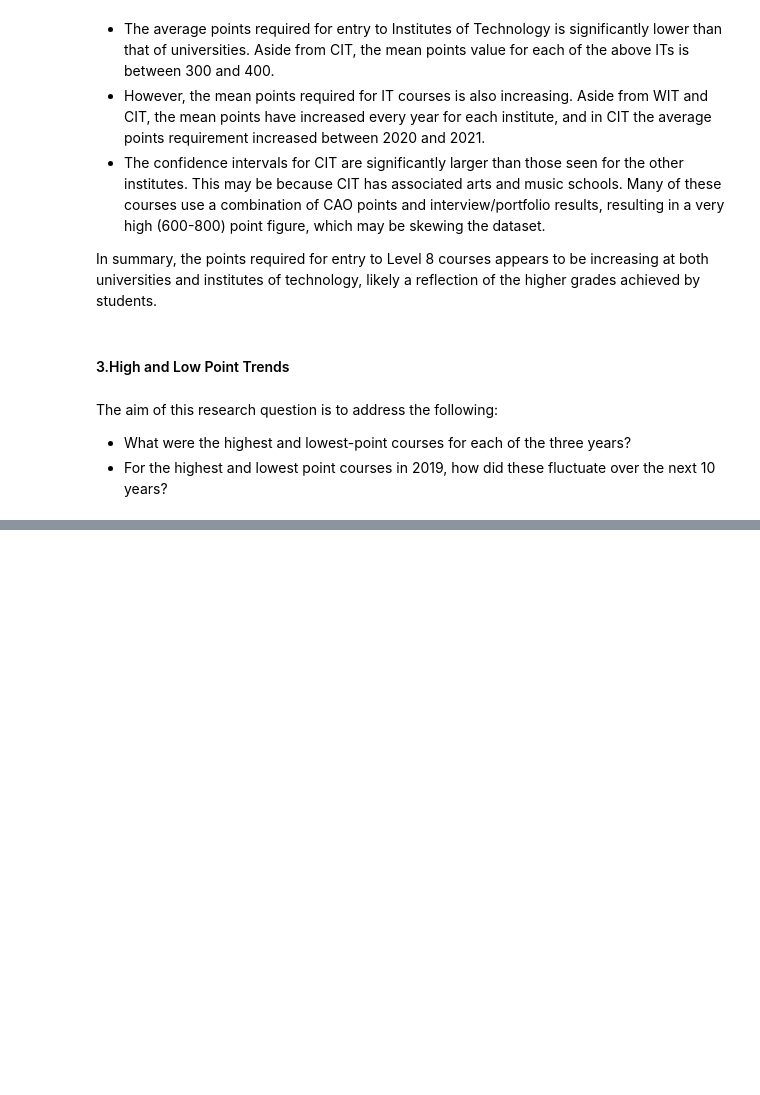
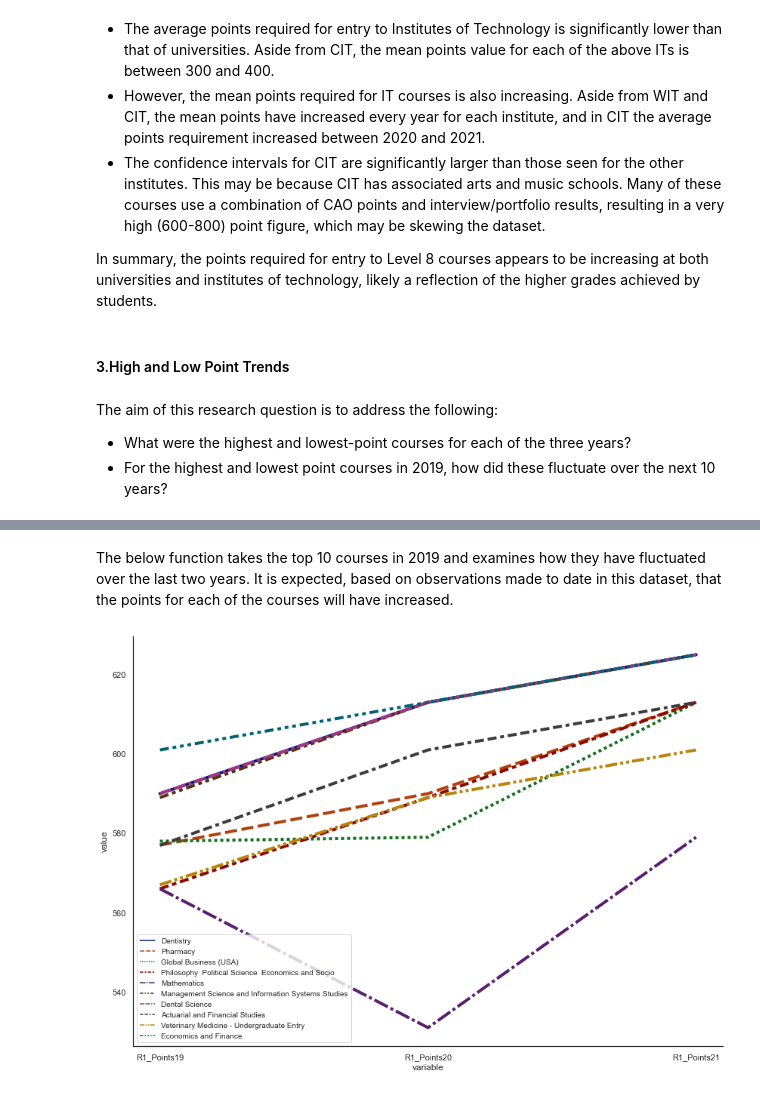
Before and after one commit to katemcg93/Fundamentals-of-Data-Analysis-21-Assessment, a Jupyter notebook: cao.ipynb, the cells around one changed output, grey strips where cells are left out. Drawn from its saved outputs; the diff is of its cells as text; code cells hidden in the pictures; blank space fills up the shorter version.

Commit message:
top 10 points

```diff
--- a/cao.ipynb
+++ b/cao.ipynb
@@ -755,0 +765,15 @@ The aim of this research question is to address the following:
+# %%
+def course_trends2(df, col, yr, lowhigh):
+    if lowhigh == False:
+        trend = "Top"
+
+    pd.set_option('display.max_columns', 500)
+
+    points_df =  df.sort_values(col, ascending = lowhigh).head(10)
+    points_df.style.hide_columns(["Course Category"])
+    with pd.option_context('expand_frame_repr', False):
+        print("\n")
+        print("{0} 10 Courses : {1}".format(trend, yr))
+        print("\n")
+        print (points_df[["Course_Code", "Course_Name", col]])
+        return points_df[["Course_Code", "Course_Name", col]]
@@ -755,0 +784,5 @@ The aim of this research question is to address the following:
+# %%
+exclude_arts = merge_points_2[(merge_points_2["R1_Points19"] <= 625.00) & (merge_points_2["R1_Points20"] < 625.00) & (merge_points_2["R1_Points21"] <= 625.00)]
+exclude_arts = exclude_arts[(exclude_arts["Course_Name"].str.contains("portfolio") == False) & (exclude_arts["Course_Name"].str.contains("Art") == False)]
+
+top_2019 = course_trends2(df = exclude_arts, col = "R1_Points19", yr = "2019", lowhigh = False)
@@ -755,0 +842,20 @@ The aim of this research question is to address the following:
+# %% [markdown]
+The below function takes the top 10 courses in 2019 and examines how they have fluctuated over the last two years. It is expected, based on observations made to date in this dataset, that the points for each of the courses will have increased.
+# %%
+top_courses = top_2019["Course_Code"].tolist()
+top_course_filter = merge_points_2["Course_Code"].isin(top_courses)
+top_course_df = merge_points_2[top_course_filter]
+
+def course_plot(df):
+    top_2019_melt = df.melt(id_vars = "Course_Name", value_vars= ["R1_Points19", "R1_Points20", "R1_Points21"])
+    sns.set_style("white")
+    fig, ax = plt.subplots(figsize =(14,10))
+    sns.lineplot(data = top_2019_melt, x= "variable", y = "value", hue = "Course_Name", style="Course_Name", palette = "dark", linewidth = 4)
+    plt.legend(fontsize = "small")
+    sns.despine()
+    plt.show()
+    plt.close()
+
+course_plot(df = top_course_df)
+# %% [output]
+[figure, added]
```
Also changed, not shown: parts of 7 cells of this notebook, 14 other files.
